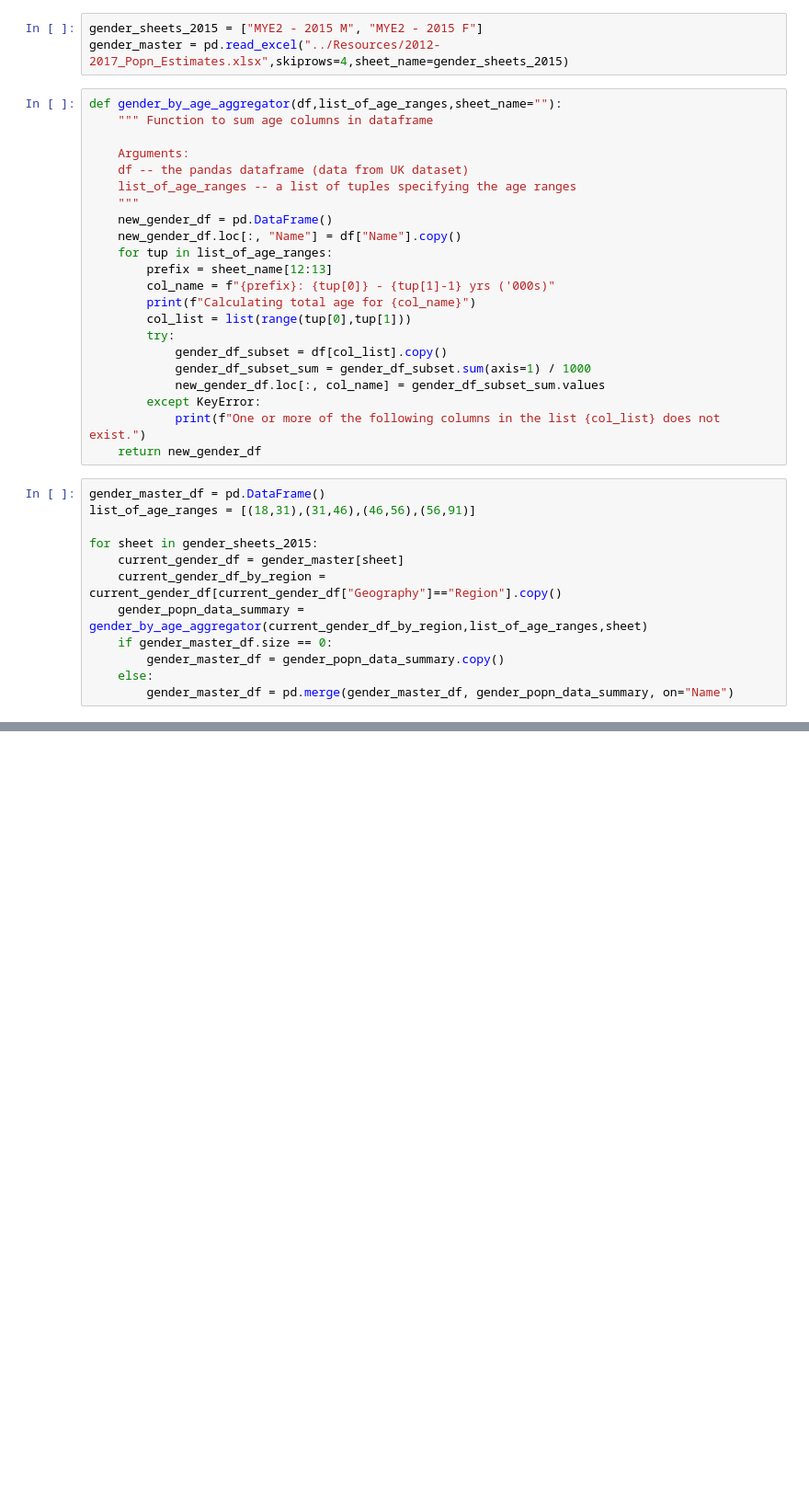
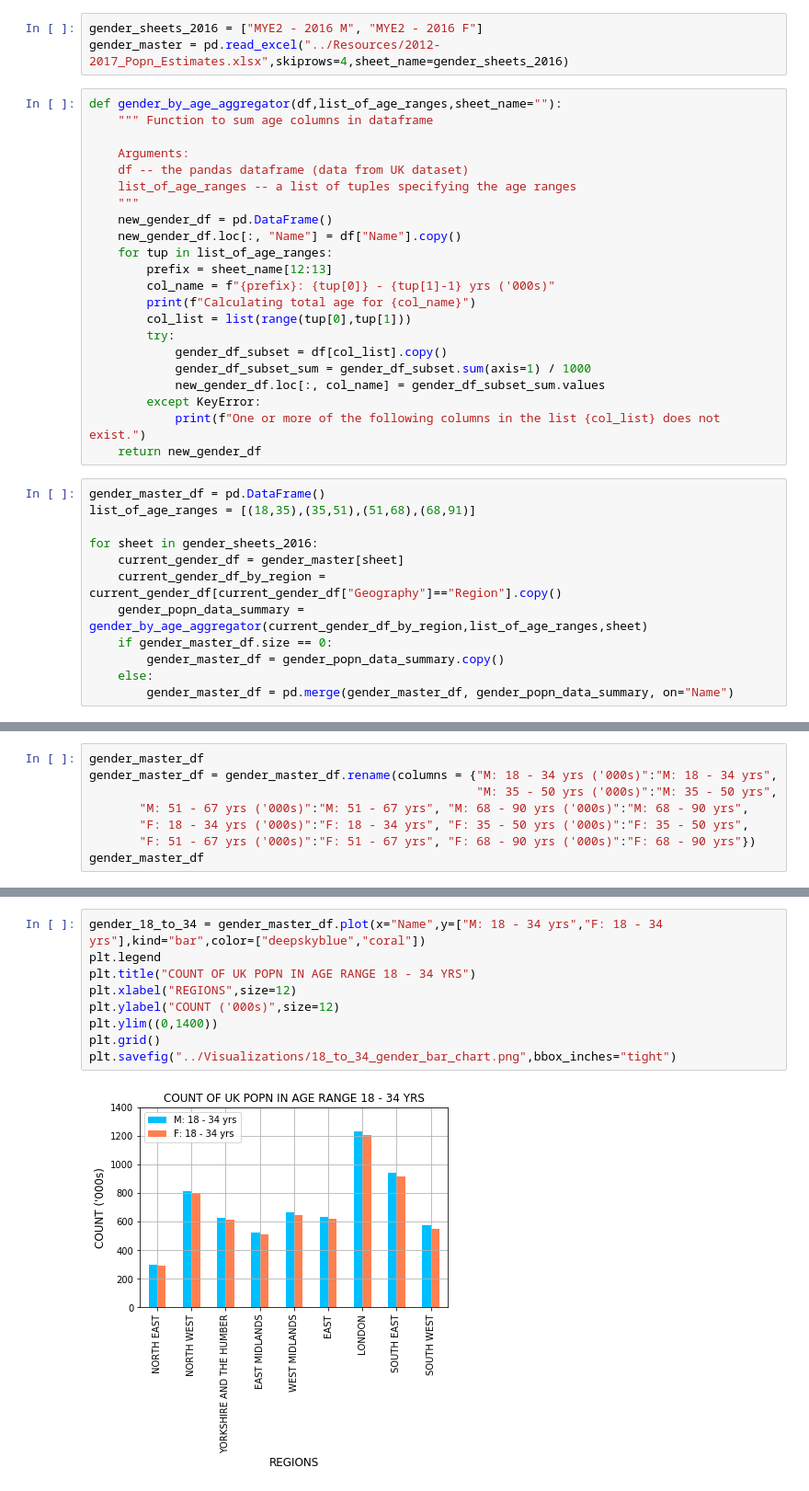
Before and after one commit to somotos1/Brexit_Data_Analysis, a Jupyter notebook: UK_Pop_Data.ipynb, the cells around one changed output, grey strips where cells are left out. Shown: that part at 92% size. Cells and saved outputs as stored; diff of their text form; blank space fills up the shorter version.

```diff
--- a/UK_Pop_Data.ipynb
+++ b/UK_Pop_Data.ipynb
@@ -91,6 +93,6 @@ plt.savefig("../Visualizations/age_range_bar_chart.png",bbox_inches="tight")
 # %%
-gender_sheets_2015 = ["MYE2 - 2015 M", "MYE2 - 2015 F"]
-gender_master = pd.read_excel("../Resources/2012-2017_Popn_Estimates.xlsx",skiprows=4,sheet_name=gender_sheets_2015)
+gender_sheets_2016 = ["MYE2 - 2016 M", "MYE2 - 2016 F"]
+gender_master = pd.read_excel("../Resources/2012-2017_Popn_Estimates.xlsx",skiprows=4,sheet_name=gender_sheets_2016)
 # %%
 def gender_by_age_aggregator(df,list_of_age_ranges,sheet_name=""):
     """ Function to sum age columns in dataframe
@@ -115,9 +117,9 @@ def gender_by_age_aggregator(df,list_of_age_ranges,sheet_name=""):
     return new_gender_df
 # %%
 gender_master_df = pd.DataFrame()
-list_of_age_ranges = [(18,31),(31,46),(46,56),(56,91)]
+list_of_age_ranges = [(18,35),(35,51),(51,68),(68,91)]
 
-for sheet in gender_sheets_2015:
+for sheet in gender_sheets_2016:
     current_gender_df = gender_master[sheet]
     current_gender_df_by_region = current_gender_df[current_gender_df["Geography"]=="Region"].copy()
     gender_popn_data_summary = gender_by_age_aggregator(current_gender_df_by_region,list_of_age_ranges,sheet)
@@ -165,0 +139,8 @@ ValueError: shape mismatch: objects cannot be broadcast to a single shape
+# %%
+gender_master_df
+gender_master_df = gender_master_df.rename(columns = {"M: 18 - 34 yrs ('000s)":"M: 18 - 34 yrs",
+                                                      "M: 35 - 50 yrs ('000s)":"M: 35 - 50 yrs",
+       "M: 51 - 67 yrs ('000s)":"M: 51 - 67 yrs", "M: 68 - 90 yrs ('000s)":"M: 68 - 90 yrs",
+       "F: 18 - 34 yrs ('000s)":"F: 18 - 34 yrs", "F: 35 - 50 yrs ('000s)":"F: 35 - 50 yrs",
+       "F: 51 - 67 yrs ('000s)":"F: 51 - 67 yrs", "F: 68 - 90 yrs ('000s)":"F: 68 - 90 yrs"})
+gender_master_df
@@ -165,0 +158,11 @@ ValueError: shape mismatch: objects cannot be broadcast to a single shape
+# %%
+gender_18_to_34 = gender_master_df.plot(x="Name",y=["M: 18 - 34 yrs","F: 18 - 34 yrs"],kind="bar",color=["deepskyblue","coral"])
+plt.legend
+plt.title("COUNT OF UK POPN IN AGE RANGE 18 - 34 YRS")
+plt.xlabel("REGIONS",size=12)
+plt.ylabel("COUNT ('000s)",size=12)
+plt.ylim((0,1400))
+plt.grid()
+plt.savefig("../Visualizations/18_to_34_gender_bar_chart.png",bbox_inches="tight")
+# %% [output]
+[figure, added]
```
Also changed, not shown: parts of 17 cells of this notebook.
